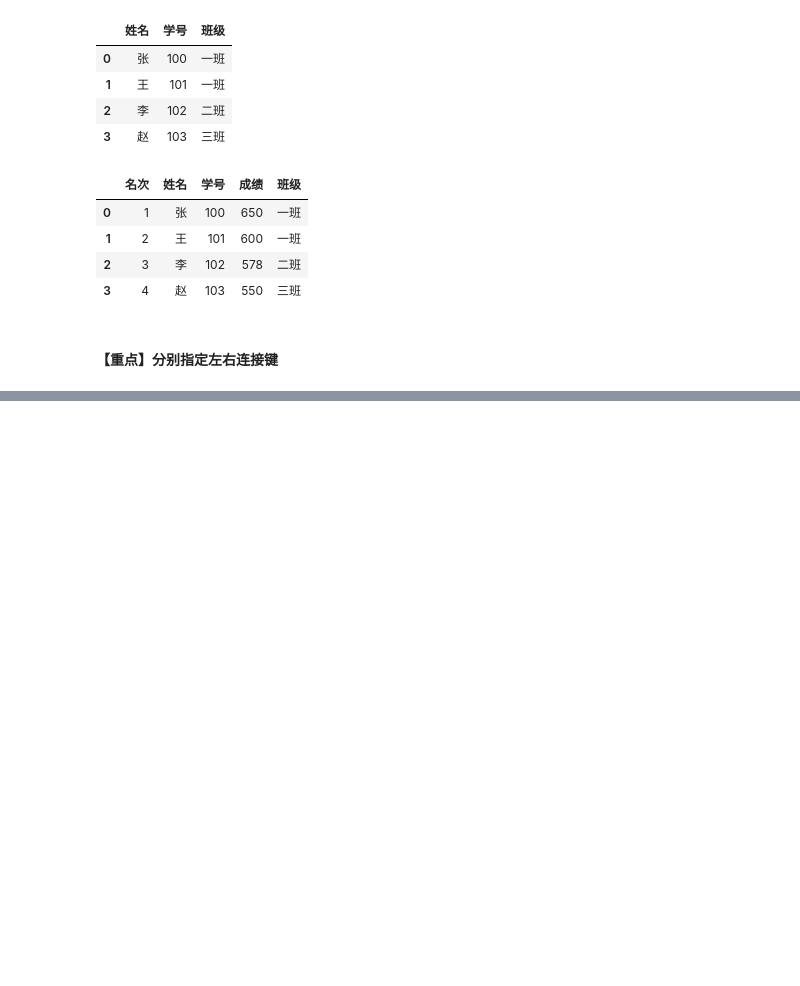
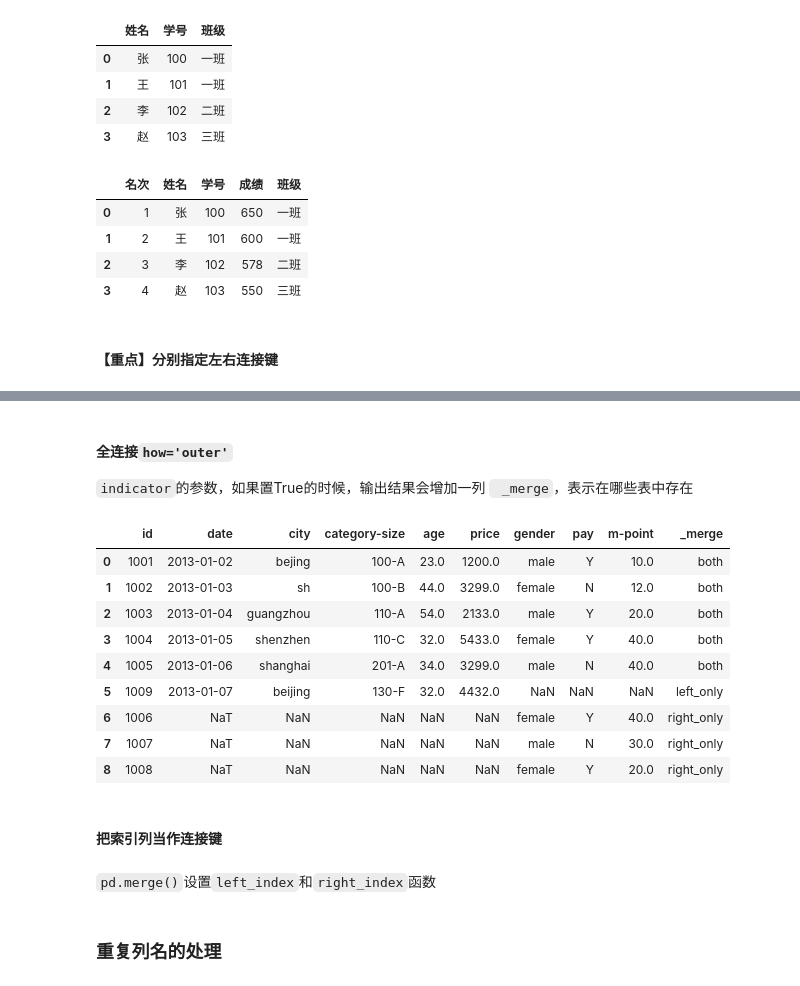
Before and after one commit to luofly99/Excel-to-Python, a Jupyter notebook: Part.B.11. 多表拼接.ipynb, the cells around one changed output, grey strips where cells are left out. Saved outputs shown, nothing was run; the diff lists cells and outputs as text; code cells hidden in the pictures; blank space fills up the shorter version.

```diff
--- a/Part.B.11. 多表拼接.ipynb
+++ b/Part.B.11. 多表拼接.ipynb
@@ -174,3 +176,6 @@ pd.merge(df1,df3,on = ['姓名','学号'])
 | 3 | 4 | 赵 | 103 | 550 | 三班 |
 # %% [markdown]
 #### 【**重点**】分别指定左右连接键
+# %%
+df2=pd.read_excel(r'ExceltoPython.xlsx',sheet_name='Sheet1')
+df2
@@ -176,0 +190,4 @@ pd.merge(df1,df3,on = ['姓名','学号'])
+# %%
+df1=pd.read_excel(r'ExceltoPython.xlsx',sheet_name='Sheet2')
+df1
+# 注意公共列id中数据的不同之处：df1比df2多了：1006、1007、1008，少了：1009
@@ -176,0 +249,24 @@ pd.merge(df1,df3,on = ['姓名','学号'])
+# %% [markdown]
+#### 全连接`how='outer'`
+`indicator`的参数，如果置True的时候，输出结果会增加一列 ` _merge`，表示在哪些表中存在
+# %%
+# 两个表中指定的连接键内容，无论另一个表有没有，全部都列出来，在另一个表中没有的部分就列出空值
+df_outer = pd.merge(df2,df1,how='outer',on=['id'],indicator=True)
+df_outer
+# %% [output]
+|  | id | date | city | category-size | age | price | gender | pay | m-point | _merge |
+| 0 | 1001 | 2013-01-02 | bejing | 100-A | 23.0 | 1200.0 | male | Y | 10.0 | both |
+| 1 | 1002 | 2013-01-03 | sh | 100-B | 44.0 | 3299.0 | female | N | 12.0 | both |
+| 2 | 1003 | 2013-01-04 | guangzhou | 110-A | 54.0 | 2133.0 | male | Y | 20.0 | both |
+| 3 | 1004 | 2013-01-05 | shenzhen | 110-C | 32.0 | 5433.0 | female | Y | 40.0 | both |
+| 4 | 1005 | 2013-01-06 | shanghai | 201-A | 34.0 | 3299.0 | male | N | 40.0 | both |
+| 5 | 1009 | 2013-01-07 | beijing | 130-F | 32.0 | 4432.0 | NaN | NaN | NaN | left_only |
+| 6 | 1006 | NaT | NaN | NaN | NaN | NaN | female | Y | 40.0 | right_only |
+| 7 | 1007 | NaT | NaN | NaN | NaN | NaN | male | N | 30.0 | right_only |
+| 8 | 1008 | NaT | NaN | NaN | NaN | NaN | female | Y | 20.0 | right_only |
+# %% [markdown]
+#### 把索引列当作连接键
+# %% [markdown]
+`pd.merge()`设置`left_index`和`right_index`函数
+# %% [markdown]
+### 重复列名的处理
```
Also changed, not shown: parts of 26 cells of this notebook, 2 other files.
